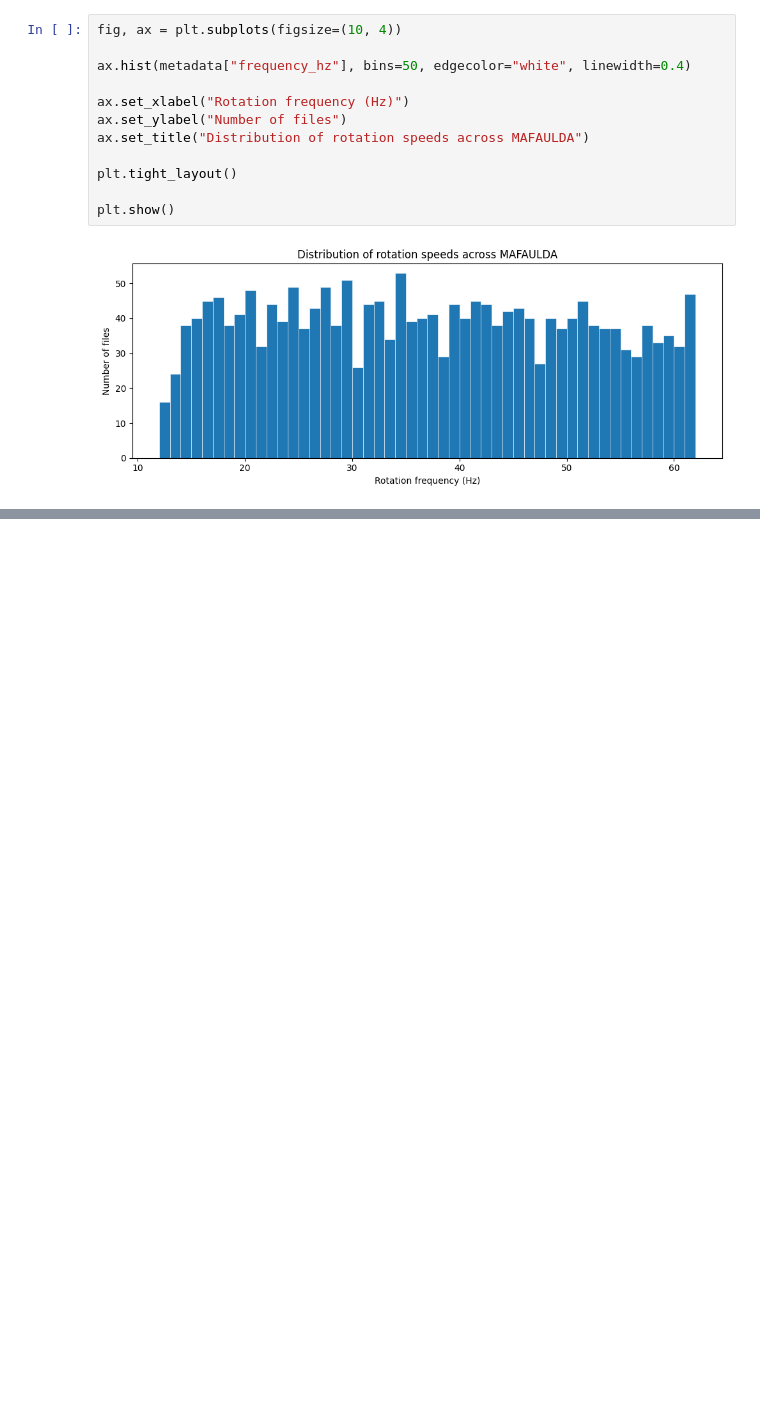
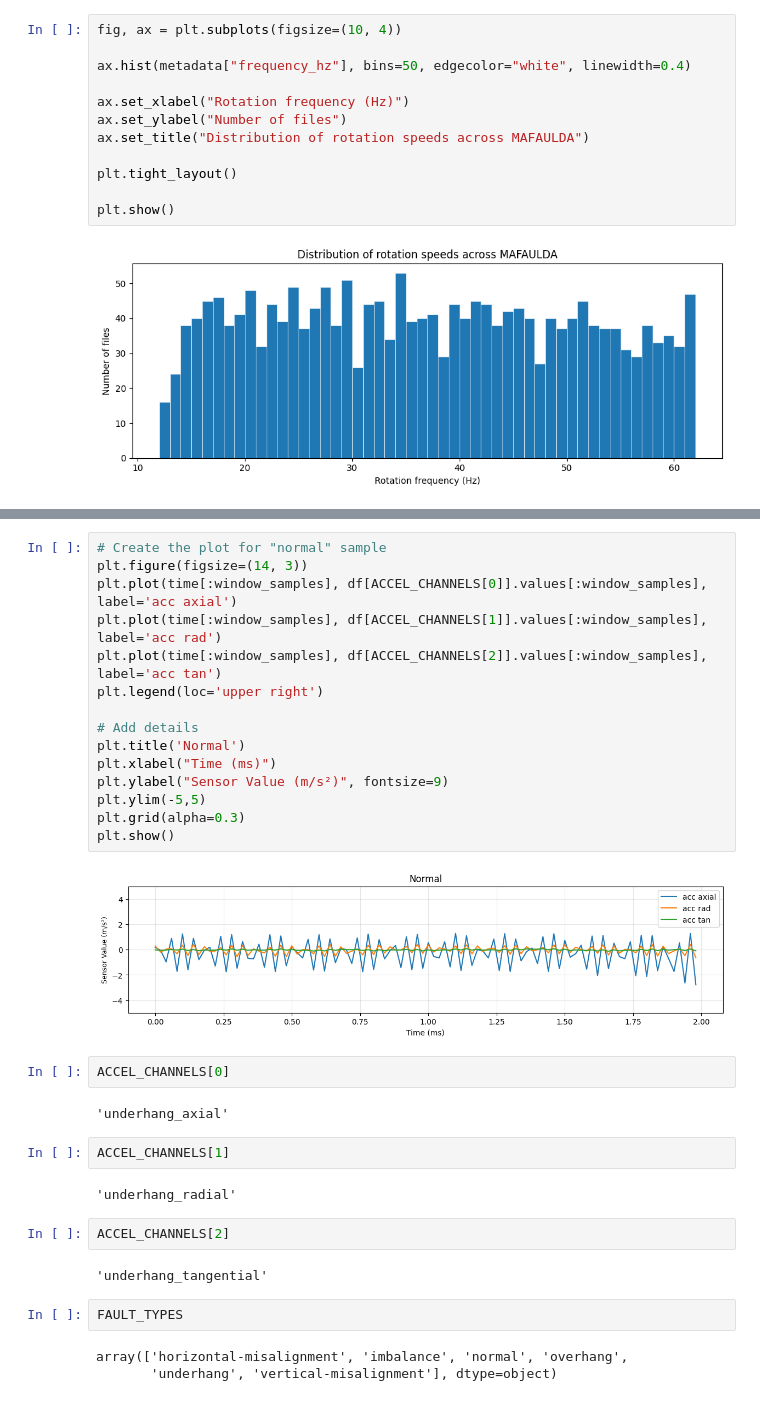
Before and after one commit to victorsillerico/fault-diagnosis-machinery, a Jupyter notebook: notebooks/phase1/01_data_overview.ipynb, the cells around one changed output, grey strips where cells are left out. Cells and saved outputs as stored; diff of their text form; blank space fills up the shorter version.

```diff
--- a/notebooks/phase1/01_data_overview.ipynb
+++ b/notebooks/phase1/01_data_overview.ipynb
@@ -175,0 +204,34 @@ plt.show()
+# %%
+# Create the plot for "normal" sample
+plt.figure(figsize=(14, 3))
+plt.plot(time[:window_samples], df[ACCEL_CHANNELS[0]].values[:window_samples], label='acc axial')
+plt.plot(time[:window_samples], df[ACCEL_CHANNELS[1]].values[:window_samples], label='acc rad')
+plt.plot(time[:window_samples], df[ACCEL_CHANNELS[2]].values[:window_samples], label='acc tan')
+plt.legend(loc='upper right')
+
+# Add details
+plt.title('Normal')
+plt.xlabel("Time (ms)")
+plt.ylabel("Sensor Value (m/s²)", fontsize=9)
+plt.ylim(-5,5)
+plt.grid(alpha=0.3)
+plt.show()
+# %% [output]
+[figure, added]
+# %%
+ACCEL_CHANNELS[0]
+# %% [output]
+'underhang_axial'
+# %%
+ACCEL_CHANNELS[1]
+# %% [output]
+'underhang_radial'
+# %%
+ACCEL_CHANNELS[2]
+# %% [output]
+'underhang_tangential'
+# %%
+FAULT_TYPES
+# %% [output]
+array(['horizontal-misalignment', 'imbalance', 'normal', 'overhang',
+       'underhang', 'vertical-misalignment'], dtype=object)
```
Also changed, not shown: parts of 4 cells of this notebook.
